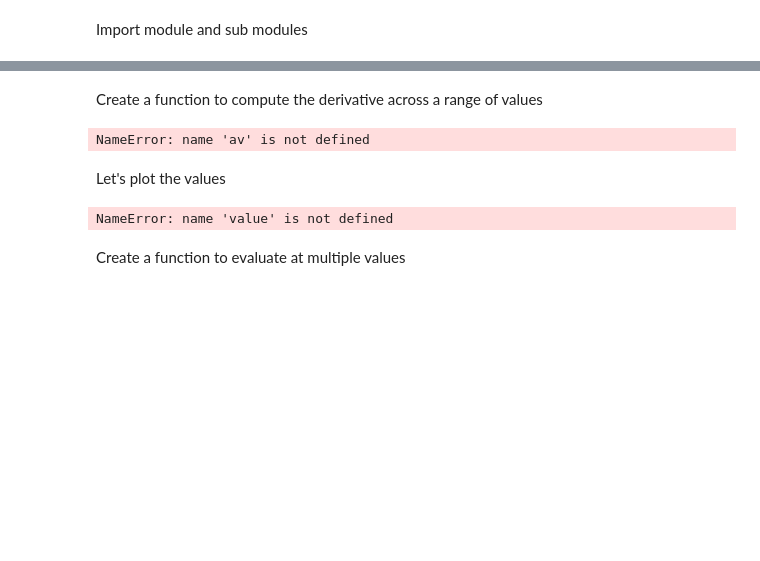
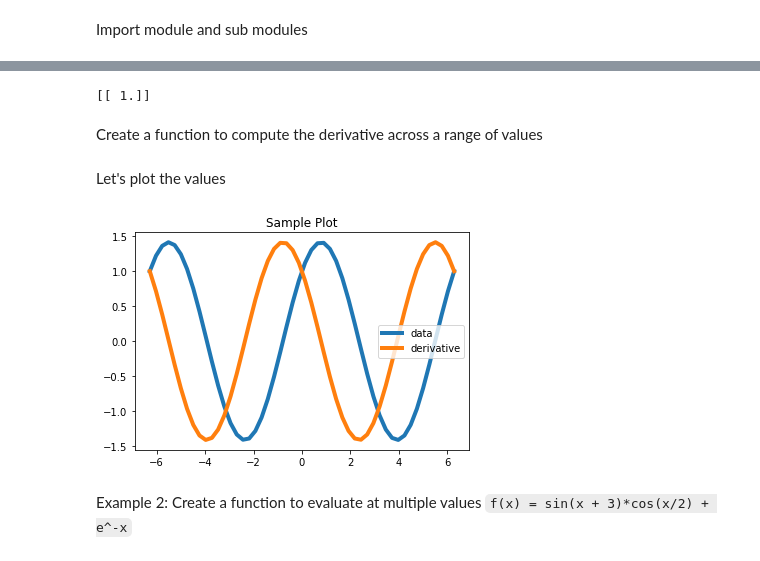
Before and after one commit to cs207-project-group4/cs207-FinalProject, a Jupyter notebook: Demo_Notebook.ipynb, the cells around one changed output, grey strips where cells are left out. Saved outputs shown, nothing was run; the diff lists cells and outputs as text; code cells hidden in the pictures; blank space fills up the shorter version.

```diff
--- a/Demo_Notebook.ipynb
+++ b/Demo_Notebook.ipynb
@@ -27,6 +20,18 @@ b1 = trig.sin()(x)
+# %%
+#perform first operation
+
+#instantiate the sin block
+sin = trig.sin()
+
+#pass the value through the sin block
+b1 = sin(x)
+
+#if you are only going to perform this function once,
+#you can combind the two operation
+#b1 = trig.sin()(x)
 # %%
 #perform the second operation
 b2 = trig.cos()(x)
 # %%
 #perform the final operation
-b3 = op.add()(b1,b2)
+b3 = b1 + b2
@@ -33,11 +43,19 @@ b3 = op.add()(b1,b2)
+# %%
+#return gradient
+print(b3.gradient)
+# %% [output]
+[[ 1.]]
 # %% [markdown]
 Create a function to compute the derivative across a range of values
 # %%
+#instantiate blocks outside of function
+sin = trig.sin()
+cos = trig.cos()
 def function(x):
     x1 = av.Variable(x)
-    b1 = trig.sin()(x1)
-    b2 = trig.cos()(x1)
-    b3 = op.add()(b1,b2)
+    b1 = sin(x1)
+    b2 = cos(x1)
+    b3 = b1 + b2
     return(b3.data,b3.gradient)
 # %%
 value = list()
@@ -48,19 +66,18 @@ for i in np.linspace(-2 * np.pi, 2 * np.pi):
     output = function(i)
     data.append(output[0])
     gradient.append(output[1][0])
-# %% [output]
-NameError: name 'av' is not defined
 # %% [markdown]
 Let's plot the values
 # %%
 import numpy as np
 import matplotlib.pyplot as plt
 import matplotlib as mpl
-#mpl.rc('lines', linewidth=4, color='g')
-plt.plot(value,data)
-plt.plot(value,gradient)
+
+mpl.rc('lines', linewidth=4, color='g')
+plt.plot(value,data,label='data')
+plt.plot(value,gradient,label='derivative')
 plt.title("Sample Plot")
 plt.legend()
 plt.show()
 # %% [output]
-NameError: name 'value' is not defined
+[figure, added]
@@ -72,2 +84,3 @@ y=trig.sin()(x)
 # %% [markdown]
-Create a function to evaluate at multiple values
+Example 2: Create a function to evaluate at multiple values
+`f(x) = sin(x + 3)*cos(x/2) + e^-x`
```
Also changed, not shown: parts of 12 cells of this notebook.
